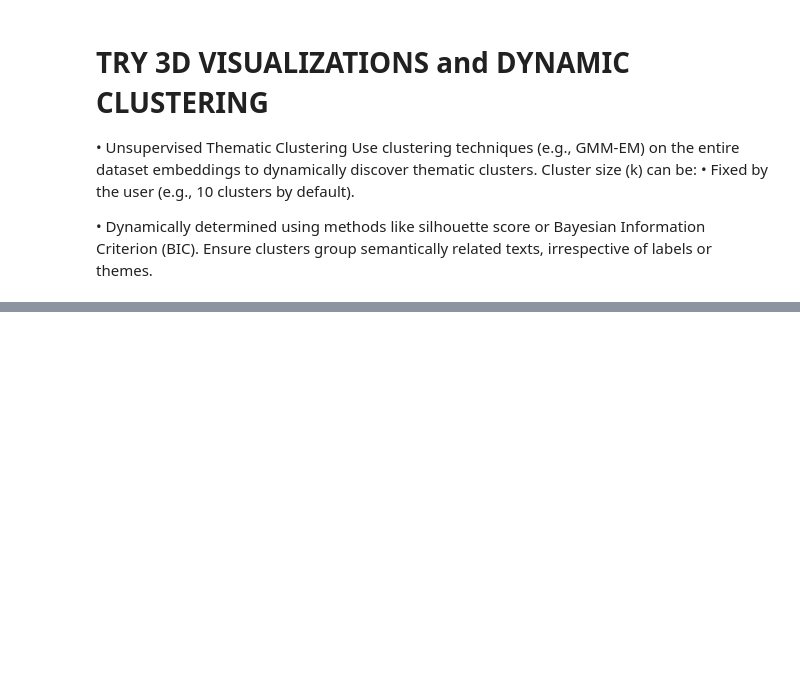
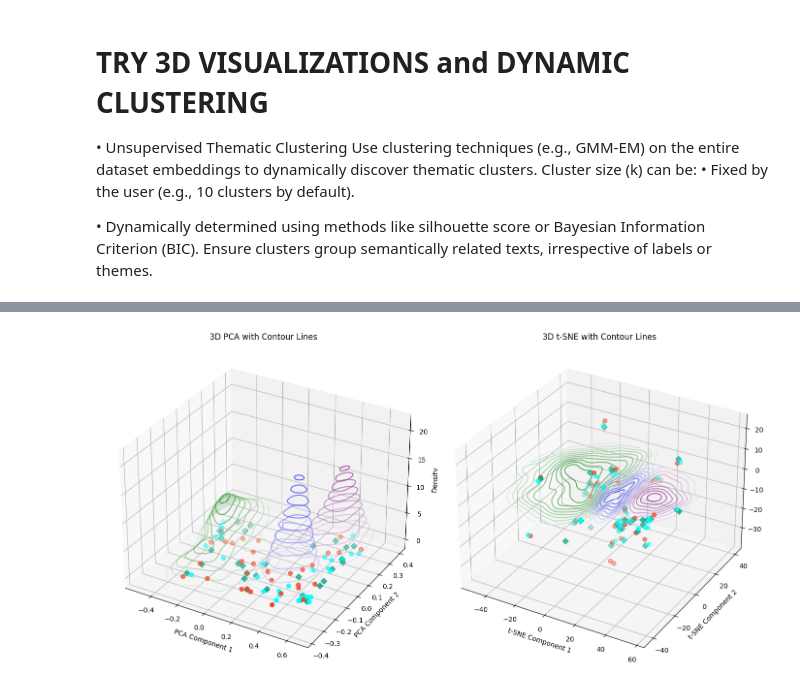
Before and after one commit to manjuvallayil/factver_dev, a Jupyter notebook: carag-u_eval.ipynb, the cells around one changed output, grey strips where cells are left out. Drawn from its saved outputs; the diff is of its cells as text; code cells hidden in the pictures; blank space fills up the shorter version.

```diff
--- a/carag-u_eval.ipynb
+++ b/carag-u_eval.ipynb
@@ -578,0 +669,62 @@ invalid value encountered in scalar divide
+# %%
+from scipy.stats import gaussian_kde
+
+# Function to compute density for 3D contours
+def compute_density_contours(x, y, levels=10):
+    kde = gaussian_kde([x, y])
+    x_min, x_max = x.min(), x.max()
+    y_min, y_max = y.min(), y.max()
+    x_grid, y_grid = np.meshgrid(
+        np.linspace(x_min, x_max, 50),
+        np.linspace(y_min, y_max, 50)
+    )
+    z_grid = kde(np.vstack([x_grid.ravel(), y_grid.ravel()])).reshape(x_grid.shape)
+    return x_grid, y_grid, z_grid
+
+# 3D Visualization
+fig = plt.figure(figsize=(14, 7))
+
+# PCA Plot
+ax_pca = fig.add_subplot(121, projection='3d')
+ax_pca.set_title("3D PCA with Contour Lines")
+ax_pca.set_xlabel("PCA Component 1")
+ax_pca.set_ylabel("PCA Component 2")
+ax_pca.set_zlabel("Density")
+
+# Add Scatter Points
+ax_pca.scatter(rag_pca[:, 0], rag_pca[:, 1], rag_pca[:, 2] + 0.1, color=approach_colors['RAG'], label='RAG', s=40)
+ax_pca.scatter(carag_pca[:, 0], carag_pca[:, 1], carag_pca[:, 2] + 0.1, color=approach_colors['CARAG'], label='CARAG', s=40, marker='D')
+ax_pca.scatter(carag_u_pca[:, 0], carag_u_pca[:, 1], carag_u_pca[:, 2] + 0.1, color=approach_colors['CARAG_U'], label='CARAG_U', s=50, marker='p')
+
+# Add Contours
+for theme, color in theme_colors.items():
+    points = themed_pca[theme]
+    if points.size > 0:
+        x, y = points[:, 0], points[:, 1]
+        x_grid, y_grid, z_grid = compute_density_contours(x, y, levels=10)
+        ax_pca.contour3D(x_grid, y_grid, z_grid, levels=10, cmap=sns.light_palette(color, as_cmap=True), alpha=0.7)
+
+# t-SNE Plot
+ax_tsne = fig.add_subplot(122, projection='3d')
+ax_tsne.set_title("3D t-SNE with Contour Lines")
+ax_tsne.set_xlabel("t-SNE Component 1")
+ax_tsne.set_ylabel("t-SNE Component 2")
+ax_tsne.set_zlabel("Density")
+
+# Add Scatter Points
+ax_tsne.scatter(rag_tsne[:, 0], rag_tsne[:, 1], rag_tsne[:, 2] + 0.1, color=approach_colors['RAG'], label='RAG', s=40)
+ax_tsne.scatter(carag_tsne[:, 0], carag_tsne[:, 1], carag_tsne[:, 2] + 0.1, color=approach_colors['CARAG'], label='CARAG', s=40, marker='D')
+ax_tsne.scatter(carag_u_tsne[:, 0], carag_u_tsne[:, 1], carag_u_tsne[:, 2] + 0.1, color=approach_colors['CARAG_U'], label='CARAG_U', s=50, marker='p')
+
+# Add Contours
+for theme, color in theme_colors.items():
+    points = themed_tsne[theme]
+    if points.size > 0:
+        x, y = points[:, 0], points[:, 1]
+        x_grid, y_grid, z_grid = compute_density_contours(x, y, levels=10)
+        ax_tsne.contour3D(x_grid, y_grid, z_grid, levels=10, cmap=sns.light_palette(color, as_cmap=True), alpha=0.7)
+
+plt.tight_layout()
+plt.show()
+# %% [output]
+[figure, added]
```
Also changed, not shown: parts of 5 cells of this notebook.
